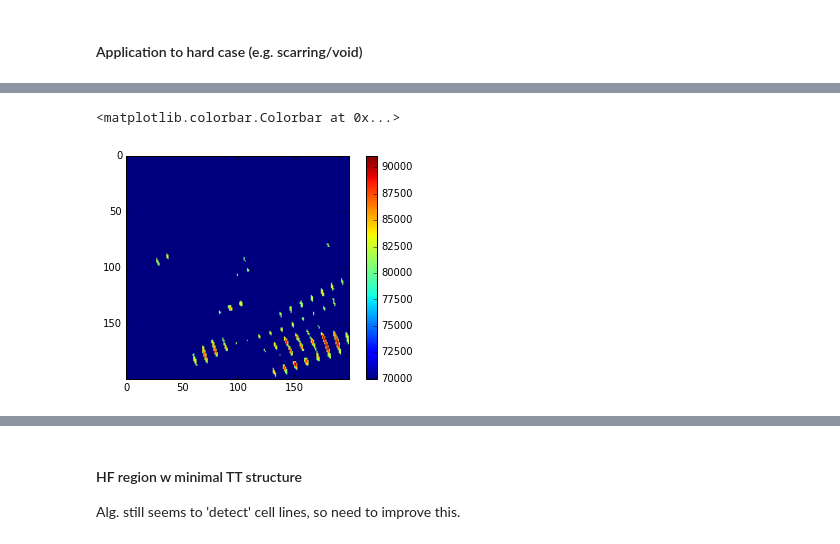
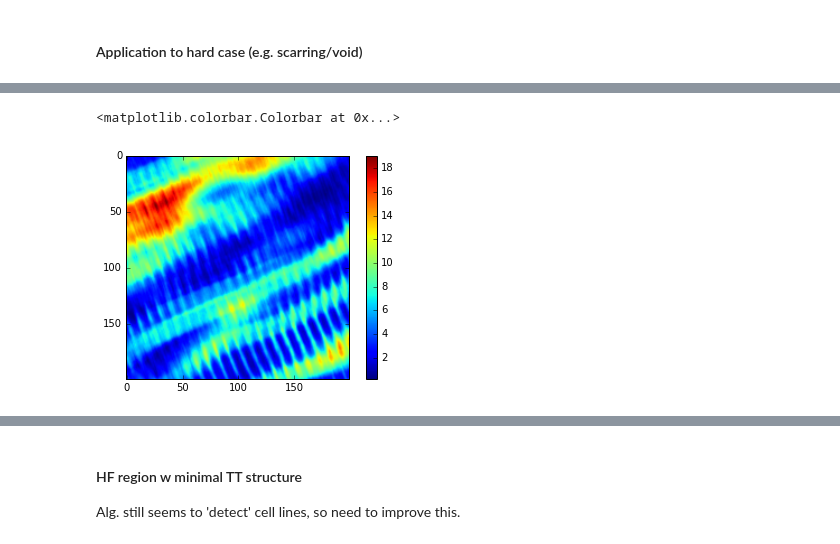
Before and after one commit to huskeypm/gpu_detect, a Jupyter notebook: tissuetests.ipynb, the cells around one changed output, grey strips where cells are left out. Cells and saved outputs as stored; diff of their text form; code cells hidden in the pictures.

Commit message:
Refactoring slightly so tissue tests run again removing superfluous notebooks

```diff
--- a/tissuetests.ipynb
+++ b/tissuetests.ipynb
@@ -91,0 +92,6 @@ results=tissue.docalc(case.subregion,
+# %%
+case = cases['hard']
+
+paramDict = tissue.SetupParams()
+print paramDict['snrThresh']
+results = tissue.Run(case,paramDict=paramDict)
@@ -91,0 +113,4 @@ results=tissue.docalc(case.subregion,
+# %%
+# result from a single rotation
+rotResult =results.correlated[0]
+plt.imshow(rotResult.snr)
@@ -92,19 +120,19 @@ results=tissue.docalc(case.subregion,
 # %%
 l,r = 200,400  # lots of bright spots that coudl confuse algorithm
 ll,rr = 550,750
 
 l,r = 550,750 # mostly TT content
 ll,rr = 550,750
 
 #l,r =250,450 # contains a blank region
 #ll,rr = 100,300
 
-test = np.copy(results.snr[l:r,ll:rr])
-cut = 80000
-test[np.where(test<cut)]=70000
+test = np.copy(rotResult.snr[l:r,ll:rr])
+#cut = 80000
+#test[np.where(test<cut)]=70000
 imshow(test)
 colorbar()
 # %% [output]
 <matplotlib.colorbar.Colorbar at 0x...>
-[figure, old version]
+[figure, new version]
 # %%
```
Also changed, not shown: parts of 20 cells of this notebook, 2 other files.
